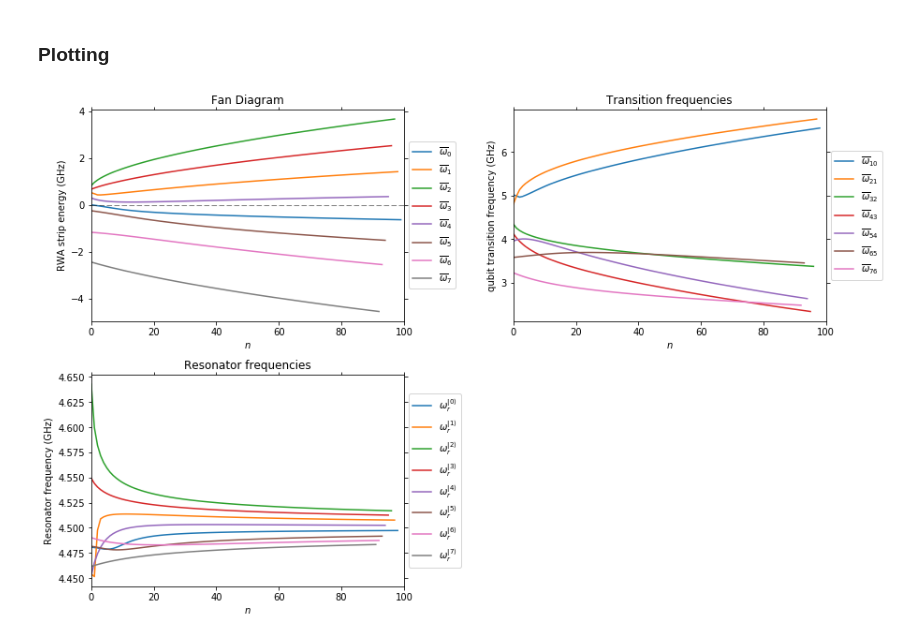
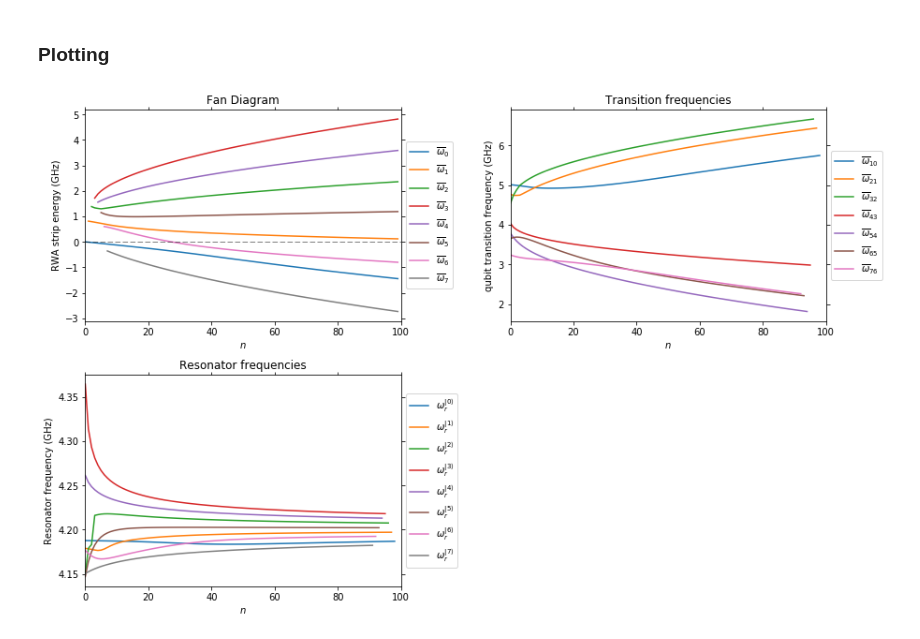
Before and after one commit to MostafaKhezri/JC-ladder, a Jupyter notebook: examples.ipynb, the cells around one changed output. Cells and saved outputs as stored; diff of their text form; code cells hidden in the pictures.

```diff
--- a/examples.ipynb
+++ b/examples.ipynb
@@ -62,7 +66,7 @@ fig.set_size_inches(12,8)
 ax1 = plt.subplot(221)
 
 for i in range(len(fan)):
-    plt.plot(np.arange(len(fan[i])), fan[i], label=r"$\overline{{\omega}}_{0}$".format(i))
+    plt.plot(np.arange(i, len(fan[i])), fan[i][i:], label=r"$\overline{{\omega}}_{0}$".format(i))
 plt.plot(np.arange(nmax+1), np.zeros(nmax+1), 'k--', linewidth=0.5)
 
 plt.xlim(0, nmax)
@@ -103,7 +107,7 @@ plt.show();
 tmax = 8; omega_q = 5; eta = 0.25; g = 0.1 #Units assumed in GHz here
 qubit_energy_list, g_list = transmon_perturbative(tmax, omega_q, eta, g)
 
-nmax = 100; omega_r = 4.5;
+nmax = 100; omega_r = 4.2;
 eigen_energies, eigen_vectors = diagonalize_ladder(nmax, omega_r, qubit_energy_list, g_list)
 
 fan = get_fan_diagram(eigen_energies, omega_r)
@@ -119,39 +123,39 @@ fig.set_size_inches(12,8)
 ax1 = plt.subplot(221)
 
 for i in range(len(fan)):
-    plt.plot(np.arange(len(fan[i])), fan[i], label=r"$\overline{{\omega}}_{0}$".format(i))
+    plt.plot(np.arange(i, len(fan[i])), fan[i][i:], label=r"$\overline{{\omega}}_{0}$".format(i))
 plt.plot(np.arange(nmax+1), np.zeros(nmax+1), 'k--', linewidth=0.5)
 
 plt.xlim(0, nmax)
 plt.xlabel(r"$n$"); plt.ylabel(r"RWA strip energy (GHz)")
 plt.legend(bbox_to_anchor=(1, 0.5), loc="center left")
 plt.title("Fan Diagram")
 ax1.xaxis.set_ticks_position("both"); ax1.yaxis.set_ticks_position("both");
 
 ax2 = plt.subplot(222)
 
 for i in range(len(transitions)):
     plt.plot(np.arange(len(transitions[i])), transitions[i], label=r"$\overline{{\omega}}_{{{0}{1}}}$".format(i+1, i))
 
 plt.xlim(0, nmax)
 plt.xlabel(r"$n$"); plt.ylabel(r"qubit transition frequency (GHz)")
 plt.legend(bbox_to_anchor=(1, 0.5), loc="center left")
 plt.title("Transition frequencies")
 ax2.xaxis.set_ticks_position("both"); ax2.yaxis.set_ticks_position("both");
 
 ax3 = plt.subplot(223)
 
 for i in range(len(response)):
     plt.plot(np.arange(len(response[i])), response[i], label=r"$\omega_r^{{|{0}\rangle}}$".format(i))
 
 plt.xlim(0, nmax)
 plt.xlabel(r"$n$"); plt.ylabel(r"Resonator frequency (GHz)")
 plt.legend(bbox_to_anchor=(1, 0.5), loc="center left")
 plt.title("Resonator frequencies")
 ax3.xaxis.set_ticks_position("both"); ax3.yaxis.set_ticks_position("both");
 
 plt.tight_layout(pad=1.0, w_pad=8.0, h_pad=1.0);
 plt.show();
 # %% [output]
-[figure, old version]
+[figure, new version]
 # %% [markdown]
```
Also changed, not shown: parts of 8 cells of this notebook, 1 other file.
